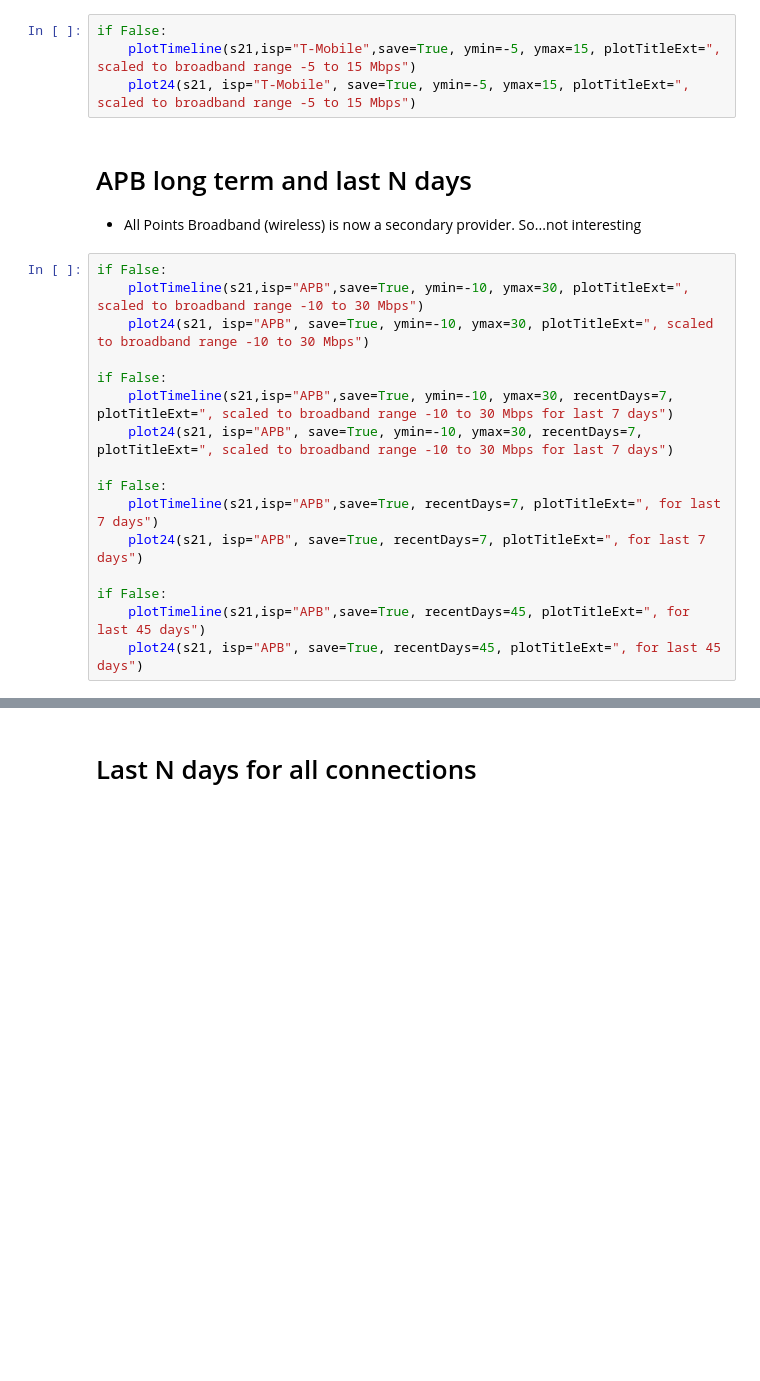
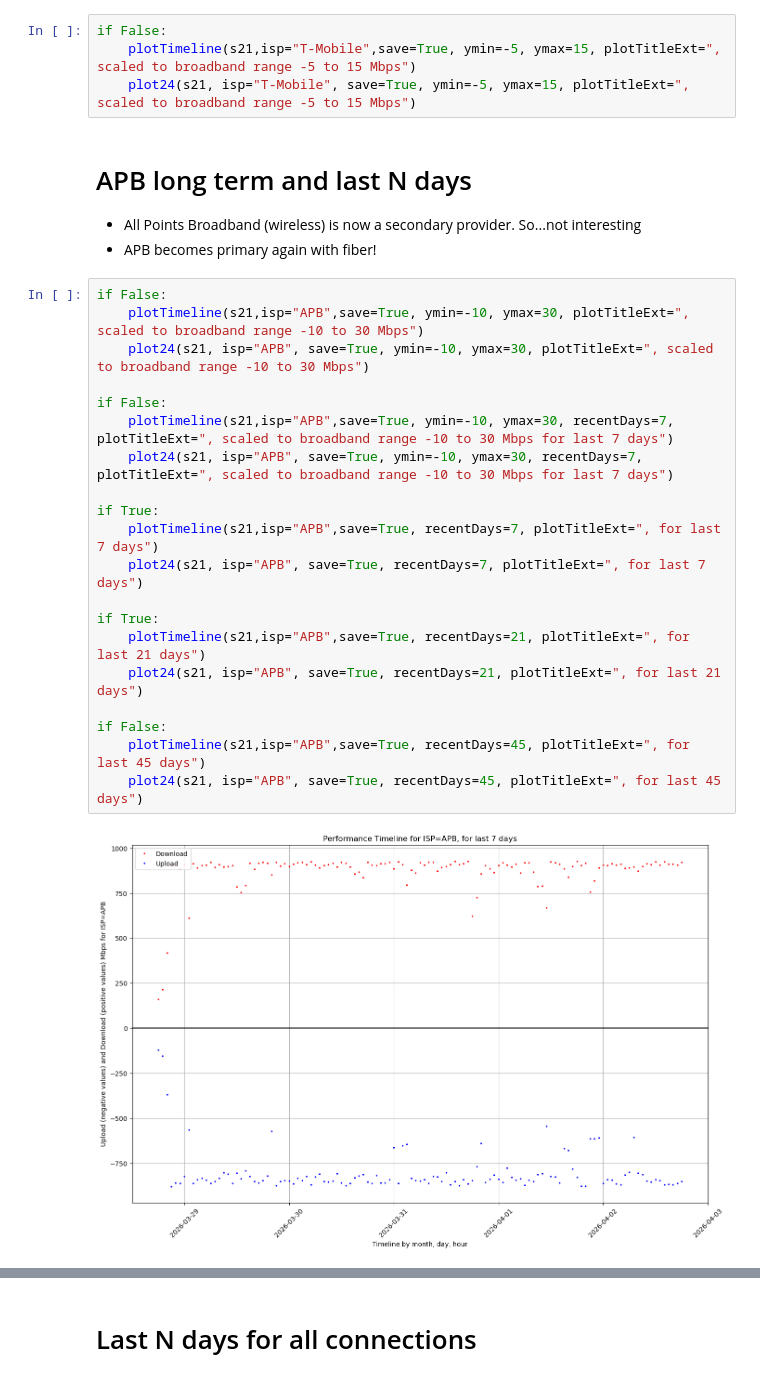
Before and after one commit to quidscio/speedtest_analyzer, a Jupyter notebook: speed-analyzer_csv_1.ipynb, the cells around one changed output, grey strips where cells are left out. Cells and saved outputs as stored; diff of their text form; blank space fills up the shorter version.

```diff
--- a/speed-analyzer_csv_1.ipynb
+++ b/speed-analyzer_csv_1.ipynb
@@ -403,19 +403,26 @@ if False:
 # %% [markdown]
 # APB long term and last N days
 * All Points Broadband (wireless) is now a secondary provider. So...not interesting
+* APB becomes primary again with fiber!
 # %%
 if False:
     plotTimeline(s21,isp="APB",save=True, ymin=-10, ymax=30, plotTitleExt=", scaled to broadband range -10 to 30 Mbps")
     plot24(s21, isp="APB", save=True, ymin=-10, ymax=30, plotTitleExt=", scaled to broadband range -10 to 30 Mbps")
 
 if False:
     plotTimeline(s21,isp="APB",save=True, ymin=-10, ymax=30, recentDays=7, plotTitleExt=", scaled to broadband range -10 to 30 Mbps for last 7 days")
     plot24(s21, isp="APB", save=True, ymin=-10, ymax=30, recentDays=7, plotTitleExt=", scaled to broadband range -10 to 30 Mbps for last 7 days")
 
-if False:
+if True:
     plotTimeline(s21,isp="APB",save=True, recentDays=7, plotTitleExt=", for last 7 days")
     plot24(s21, isp="APB", save=True, recentDays=7, plotTitleExt=", for last 7 days")
+
+if True:
+    plotTimeline(s21,isp="APB",save=True, recentDays=21, plotTitleExt=", for last 21 days")
+    plot24(s21, isp="APB", save=True, recentDays=21, plotTitleExt=", for last 21 days")
 
 if False:
     plotTimeline(s21,isp="APB",save=True, recentDays=45, plotTitleExt=", for last 45 days")
     plot24(s21, isp="APB", save=True, recentDays=45, plotTitleExt=", for last 45 days")
+# %% [output]
+[figure, added]
```
Also changed, not shown: parts of 11 cells of this notebook, 2 other files.
